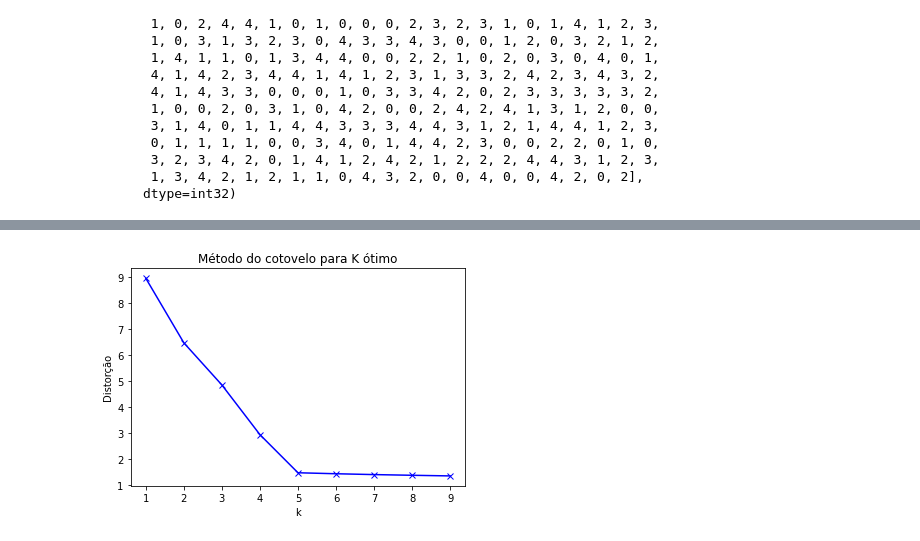
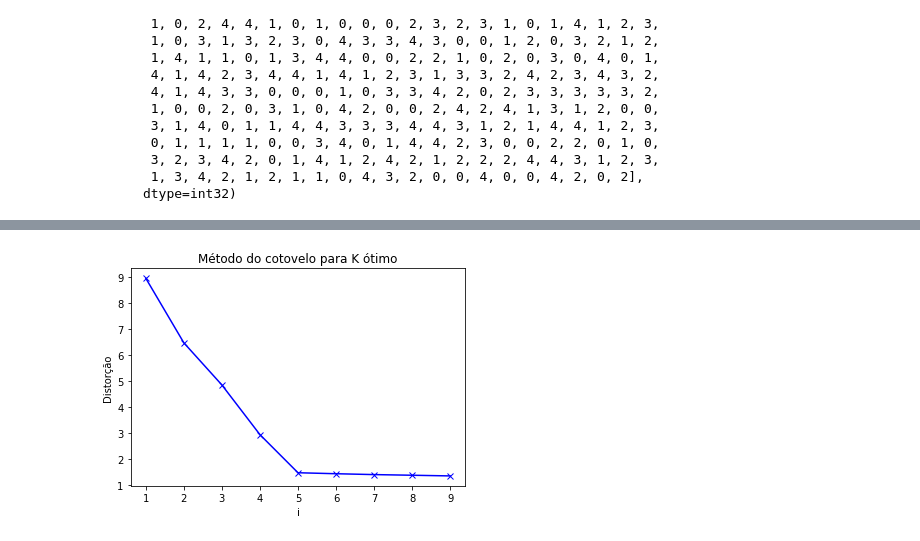
Before and after one commit to JCLSoftware/edudm, a Jupyter notebook: models/clustering/kmeans.ipynb, the cells around one changed output, grey strips where cells are left out. Cells and saved outputs as stored; diff of their text form; code cells hidden in the pictures.

Commit message:
Update kmeans

```diff
--- a/models/clustering/kmeans.ipynb
+++ b/models/clustering/kmeans.ipynb
@@ -75,15 +104,15 @@ from scipy.spatial.distance import cdist
 # %%
 K = range(1,10)
 distortions = []
 
-for k in K:
-    kmeanModel = KMeans(n_clusters=k).fit(X)
+for i in K:
+    kmeanModel = KMeans(n_clusters=i).fit(X)
     kmeanModel.fit(X)
     distortions.append(sum(np.min(cdist(X, kmeanModel.cluster_centers_, 'euclidean'), axis=1)) / X.shape[0])
 pl.plot(K, distortions, 'bx-')
-pl.xlabel('k')
+pl.xlabel('i')
 pl.ylabel('Distorção')
 pl.title('Método do cotovelo para K ótimo')
 pl.show()
 # %% [output]
-[figure, old version]
+[figure, new version]
```
Also changed, not shown: parts of 5 cells of this notebook.
